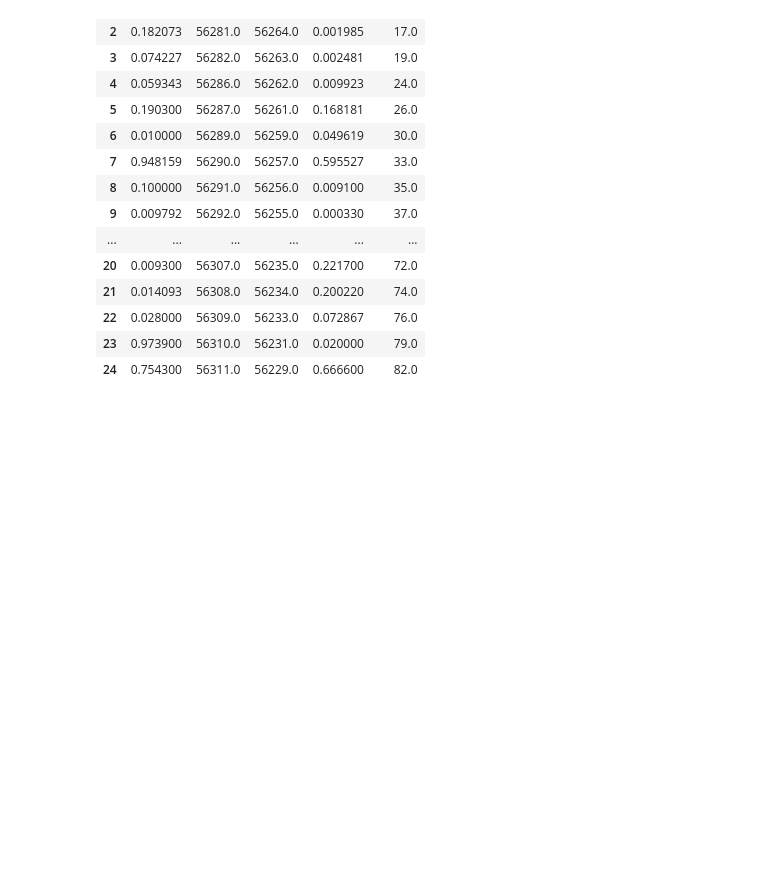
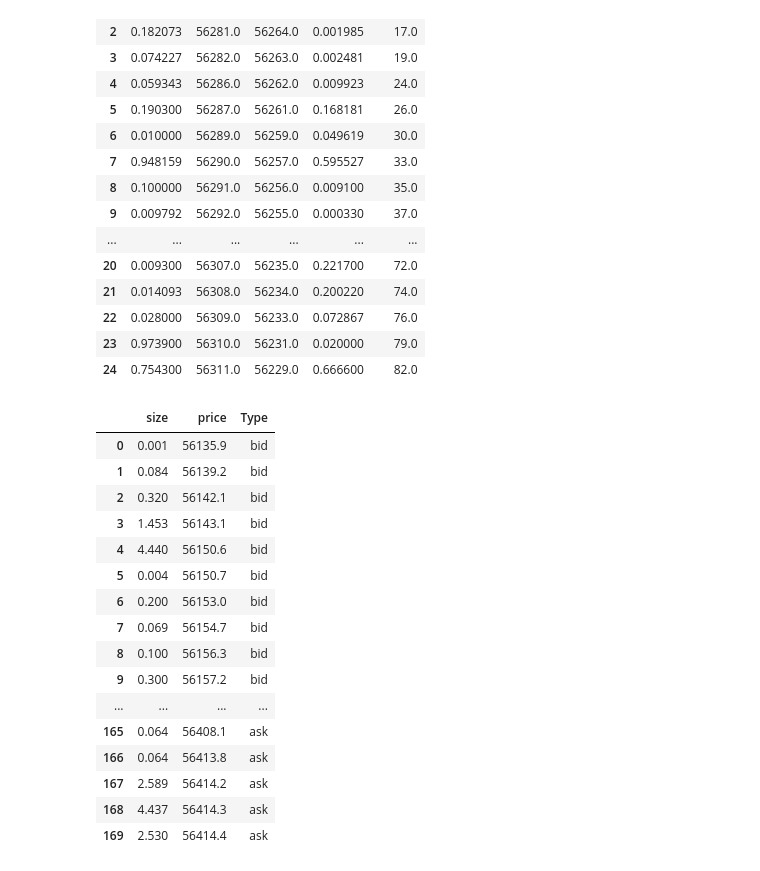
Before and after one commit to douglasparism/XEMM, a Jupyter notebook: NB_DP.ipynb, the cells around one changed output. Drawn from its saved outputs; the diff is of its cells as text; code cells hidden in the pictures; blank space fills up the shorter version.

```diff
--- a/NB_DP.ipynb
+++ b/NB_DP.ipynb
@@ -120,6 +120,7 @@ maker_bid
 # %% [output]
 56073.6087912088
 # %%
+pd.set_option('display.max_rows', None)
 ex_D
 # %% [output]
 |  | ask_size | ask | bid | bid_size | spread |
@@ -139,3 +140,28 @@ ex_D
 | 22 | 0.028000 | 56309.0 | 56233.0 | 0.072867 | 76.0 |
 | 23 | 0.973900 | 56310.0 | 56231.0 | 0.020000 | 79.0 |
 | 24 | 0.754300 | 56311.0 | 56229.0 | 0.666600 | 82.0 |
+# %%
+spread = 25
+Mid_price_origin = round((min(ex_O.ask)+max(ex_O.bid))/2,6)
+PLimit_Repl_max = Mid_price_origin * (1+spread/10000)
+PLimit_Repl_min = Mid_price_origin * (1-spread/10000)
+# %%
+ex_D_ask = ex_D.loc[:,'ask_size':'ask'].copy()
+ex_D_ask.columns = ['size', 'price']
+ex_D_ask['Type'] = 'ask'
+ex_D_bid = ex_D[['bid_size','bid']].copy()
+ex_D_bid.columns = ['size', 'price']
+ex_D_bid['Type'] = 'bid'
+ex_D_final = pd.concat([ex_D_ask,ex_D_bid]).sort_values('price')
+ex_D_final.reset_index(inplace=True, drop=True)
+
+ex_O_ask = ex_O[ex_O.ask<=PLimit_Repl_max].loc[:,'ask_size':'ask'].copy() #limitamos por los bps a replicar
+ex_O_ask.columns = ['size', 'price']
+ex_O_ask = ex_O_ask[~ex_O_ask.price.isin([ex_D_ask.price])] #no copiaremos los precios donde ya hay volumen
+ex_O_ask['Type'] = 'ask'
+ex_O_bid = ex_O[ex_O.bid>=PLimit_Repl_min][['bid_size','bid']].copy()#limitamos por los bps a replicar
+ex_O_bid.columns = ['size', 'price']
+ex_O_bid = ex_O_bid[~ex_O_bid.price.isin([ex_D_bid.price])] #no copiaremos los precios donde ya hay volumen
+ex_O_bid['Type'] = 'bid'
+ex_O_final = pd.concat([ex_O_ask,ex_O_bid]).sort_values('price')
+ex_O_final.reset_index(inplace=True, drop=True)
@@ -141,0 +171,20 @@ ex_D
+# %%
+ex_O_final
+# %% [output]
+|  | size | price | Type |
+| 0 | 0.001 | 56135.9 | bid |
+| 1 | 0.084 | 56139.2 | bid |
+| 2 | 0.320 | 56142.1 | bid |
+| 3 | 1.453 | 56143.1 | bid |
+| 4 | 4.440 | 56150.6 | bid |
+| 5 | 0.004 | 56150.7 | bid |
+| 6 | 0.200 | 56153.0 | bid |
+| 7 | 0.069 | 56154.7 | bid |
+| 8 | 0.100 | 56156.3 | bid |
+| 9 | 0.300 | 56157.2 | bid |
+| ... | ... | ... | ... |
+| 165 | 0.064 | 56408.1 | ask |
+| 166 | 0.064 | 56413.8 | ask |
+| 167 | 2.589 | 56414.2 | ask |
+| 168 | 4.437 | 56414.3 | ask |
+| 169 | 2.530 | 56414.4 | ask |
```
Also changed, not shown: parts of 2 cells of this notebook.
